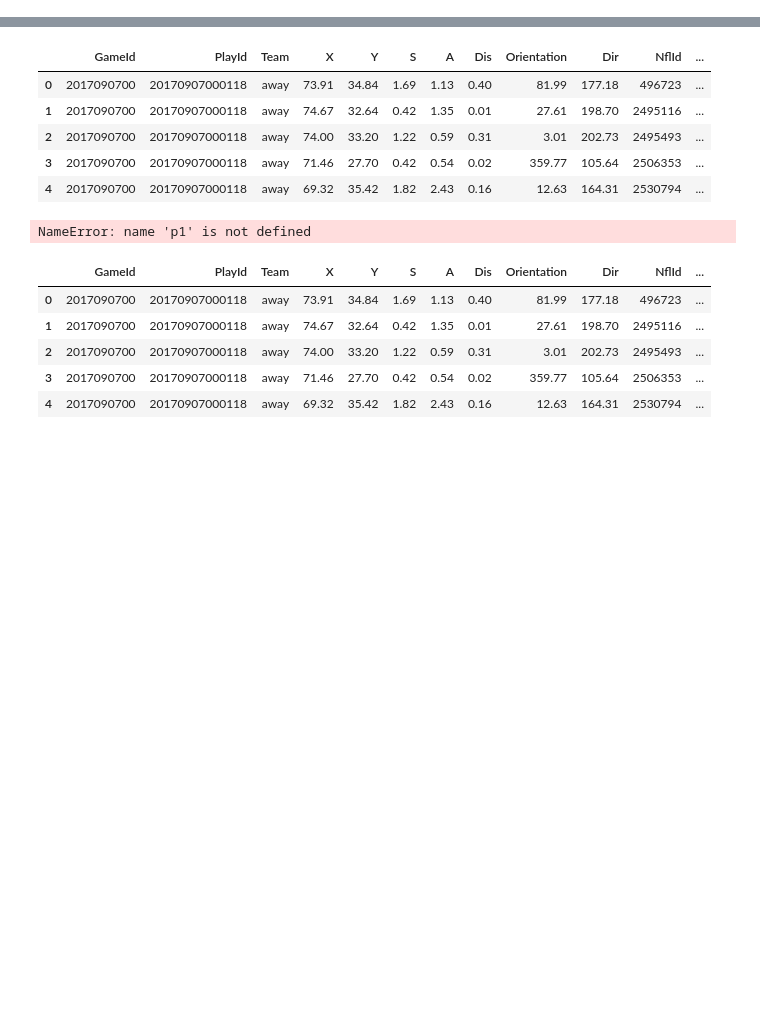
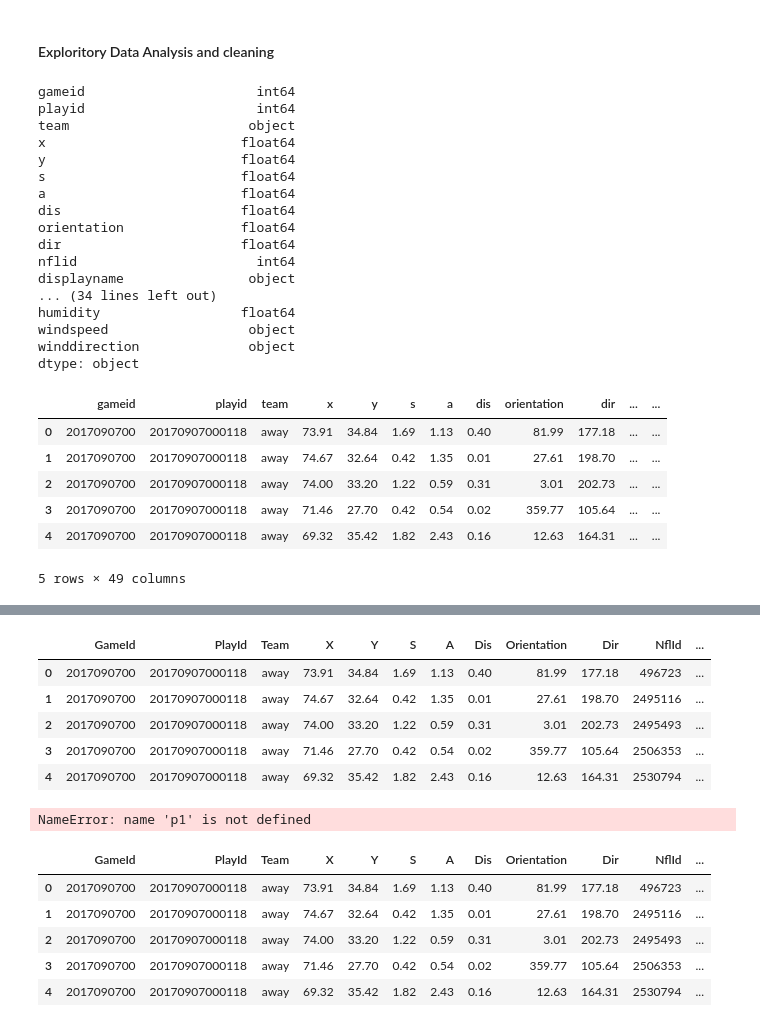
Before and after one commit to MaloneyJason/Rush-Yards, a Jupyter notebook: Yard Prediction Exploration.ipynb, the cells around one changed output, grey strips where cells are left out. Drawn from its saved outputs; the diff is of its cells as text; code cells hidden in the pictures; blank space fills up the shorter version.

```diff
--- a/Yard Prediction Exploration.ipynb
+++ b/Yard Prediction Exploration.ipynb
@@ -34,3 +9,0 @@ dtype: object
-# %%
-pd.set_option('max_columns', None)
-data.head(24)
@@ -139,0 +15,31 @@ Timedelta('0 days 00:00:21')
+# %% [markdown]
+#### Exploritory Data Analysis and cleaning
+# %%
+print(data.dtypes)
+# preview a few records
+data.head()
+# %% [output]
+gameid                      int64
+playid                      int64
+team                       object
+x                         float64
+y                         float64
+s                         float64
+a                         float64
+dis                       float64
+orientation               float64
+dir                       float64
+nflid                       int64
+displayname                object
+... (34 lines left out)
+humidity                  float64
+windspeed                  object
+winddirection              object
+dtype: object
+|  | gameid | playid | team | x | y | s | a | dis | orientation | dir | ... | ... |
+| 0 | 2017090700 | 20170907000118 | away | 73.91 | 34.84 | 1.69 | 1.13 | 0.40 | 81.99 | 177.18 | ... | ... |
+| 1 | 2017090700 | 20170907000118 | away | 74.67 | 32.64 | 0.42 | 1.35 | 0.01 | 27.61 | 198.70 | ... | ... |
+| 2 | 2017090700 | 20170907000118 | away | 74.00 | 33.20 | 1.22 | 0.59 | 0.31 | 3.01 | 202.73 | ... | ... |
+| 3 | 2017090700 | 20170907000118 | away | 71.46 | 27.70 | 0.42 | 0.54 | 0.02 | 359.77 | 105.64 | ... | ... |
+| 4 | 2017090700 | 20170907000118 | away | 69.32 | 35.42 | 1.82 | 2.43 | 0.16 | 12.63 | 164.31 | ... | ... |
+5 rows × 49 columns
```
Also changed, not shown: parts of 29 cells of this notebook, 1 other file.
